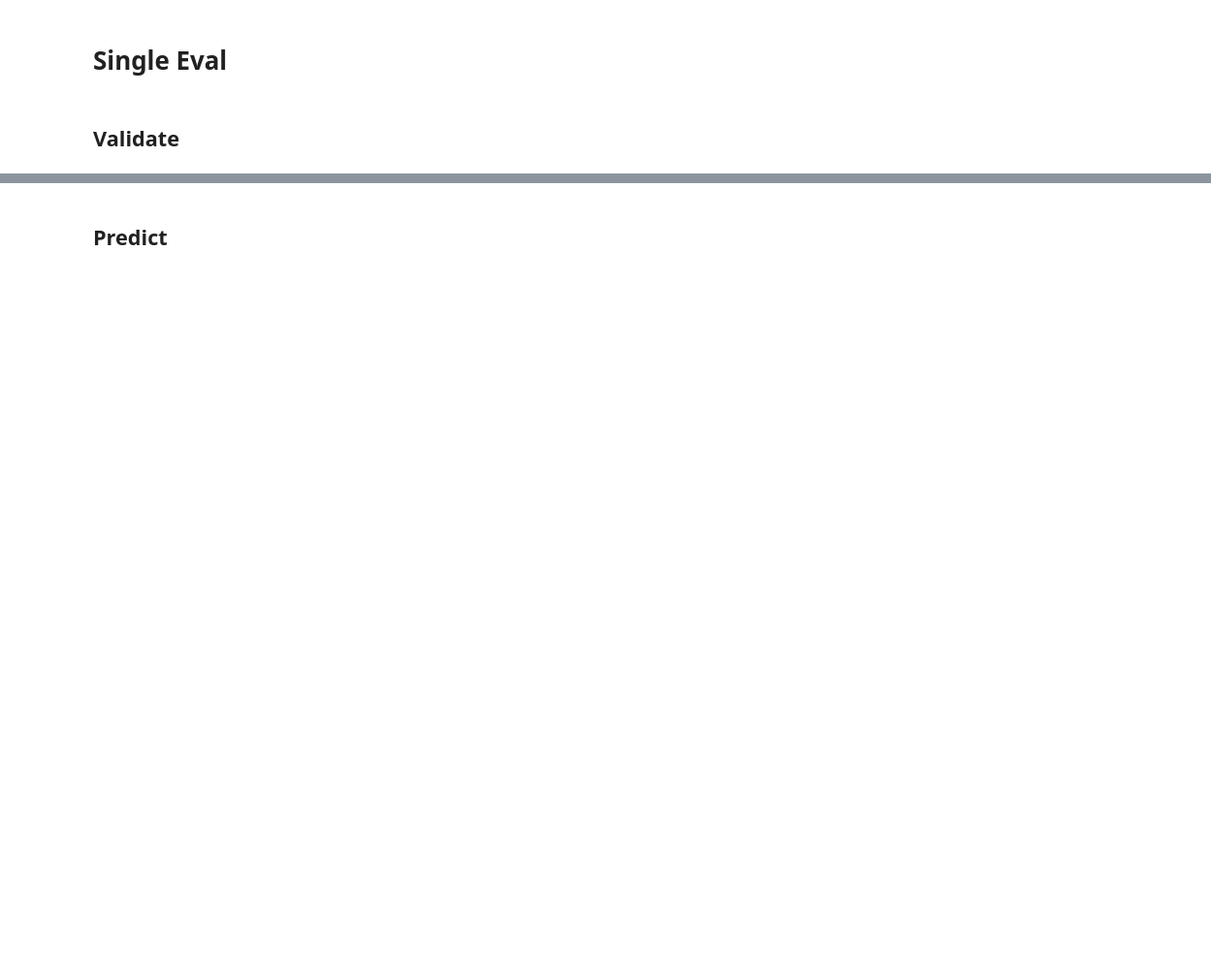
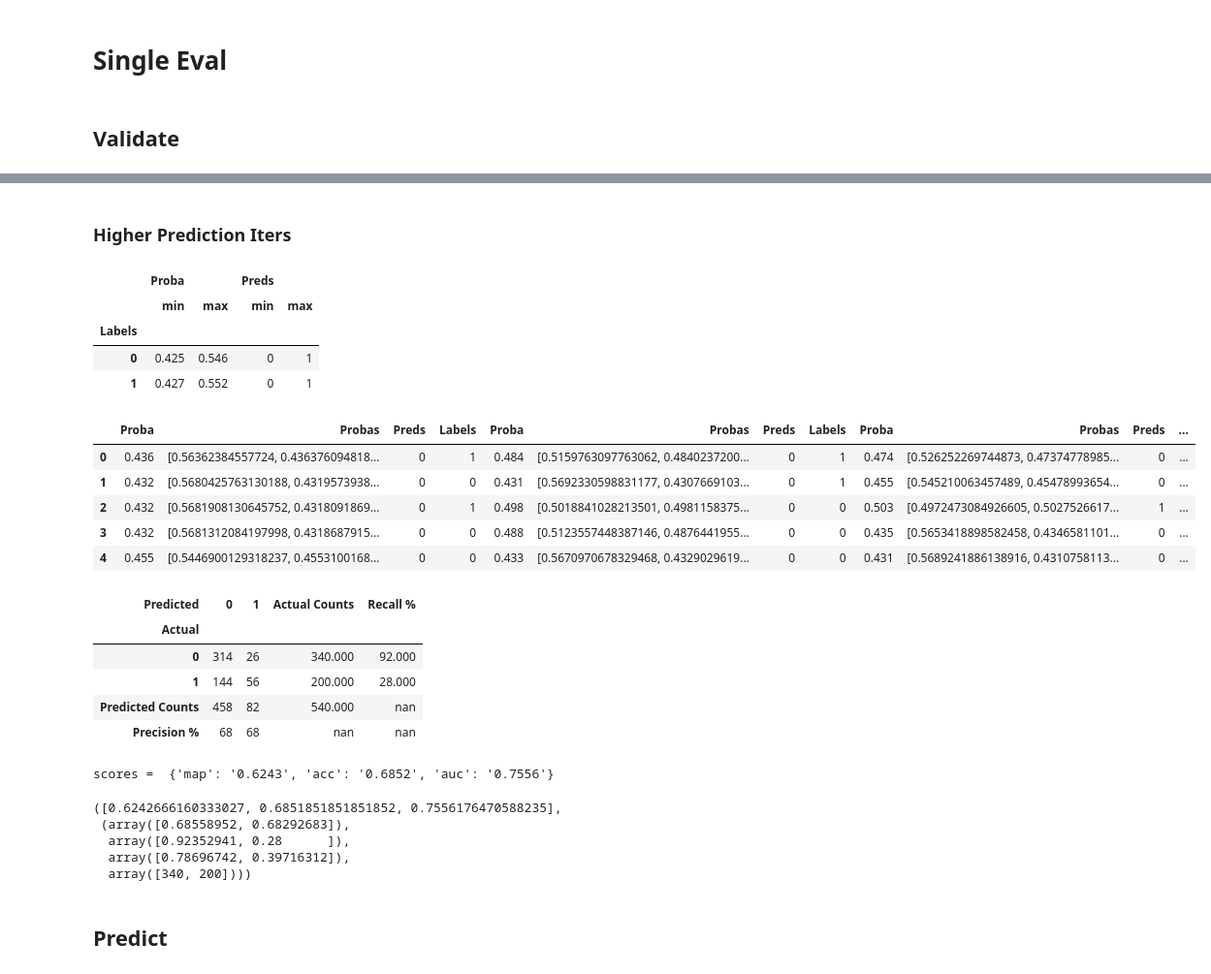
Before and after one commit to faizanahemad/facebook-hateful-memes, a Jupyter notebook: notebooks/MLMSimCLR.ipynb, the cells around one changed output, grey strips where cells are left out. Shown at 97% size. Saved outputs shown, nothing was run; the diff lists cells and outputs as text; code cells hidden in the pictures; blank space fills up the shorter version.

```diff
--- a/notebooks/MLMSimCLR.ipynb
+++ b/notebooks/MLMSimCLR.ipynb
@@ -70,8 +70,9 @@ set_global("gradient_clipping", 10)
 # %% [output]
 cuda:0
 # %%
+views = 0
 sep = " [SEP] "
-add_objects_and_caption = True
+add_objects_and_caption = False
 from collections import defaultdict
 obcp = pd.read_csv("/home/ahemf/cache/data/objects_captions.csv").values
 object_captions = defaultdict(dict)
@@ -342,31 +441,22 @@ Sample([('id', 7826),
 # %%
 model_params = dict(
-    model_name={"lxmert": dict(dropout=0.01, gaussian_noise=0.01, feature_dropout=0.01),
-                "vilbert": dict(dropout=0.05, gaussian_noise=0.01, feature_dropout=0.02),
-                "visual_bert": dict(dropout=0.05, gaussian_noise=0.01, feature_dropout=0.02),
-                "mmbt_region": dict(dropout=0.05, gaussian_noise=0.01, feature_dropout=0.02)},
     num_classes=2,
     gaussian_noise=0.01,
     dropout=0.1,
+    feature_dropout=0.01,
     word_masking_proba=0.15,
     whole_word_masking=True,
-    featurizer="pass",
-    final_layer_builder=fb_1d_loss_builder,
     internal_dims=768,
     classifier_dims=768,
-    n_tokens_in=128 if add_objects_and_caption else 96,
-    n_tokens_out=128 if add_objects_and_caption else 96,
-    n_layers=0,
-    attention_drop_proba=0.0,
+    n_tokens_in=160 if add_objects_and_caption else 96,
+    n_tokens_out=160 if add_objects_and_caption else 96,
     loss="focal",
-    dice_loss_coef=0.0,
-    auc_loss_coef=0.0,
     bbox_swaps=1,
     bbox_copies=1,
     bbox_deletes=1,
-    bbox_gaussian_noise=0.02,
+    bbox_gaussian_noise=0.01,
     bbox_feature_dropout=0.01,
-    bbox_dropout=0.05,
+    bbox_dropout=0.01,
     view_transforms=get_views(),
     view_loss_weight=0.1,
     devices=dict(lxmert=device1, vilbert=device4,
@@ -494,5 +693,31 @@ make_plots(model, mlm_model, logy=False, exclude_from_start=5, smoothing=10)
+# %% [markdown]
+### Higher Prediction Iters
 # %%
 clean_memory()
 batch_size = 16
-dev_dataset = convert_dataframe_to_dataset(data['dev'], data["metadata"], False, additional_processors=get_views())
-validate(mlm_model, batch_size, dev_dataset, display_detail=True)
+dev_dataset = convert_dataframe_to_dataset(data['dev_unseen'], data["metadata"], False, additional_processors=get_views())
+validate(mlm_model, batch_size, dev_dataset, display_detail=True, prediction_iters=10)
+# %% [output]
+|  | Proba |  | Preds |  |
+|  | min | max | min | max |
+| Labels |  |  |  |  |
+| 0 | 0.425 | 0.546 | 0 | 1 |
+| 1 | 0.427 | 0.552 | 0 | 1 |
+|  | Proba | Probas | Preds | Labels | Proba | Probas | Preds | Labels | Proba | Probas | Preds | ... |
+| 0 | 0.436 | [0.56362384557724, 0.436376094818... | 0 | 1 | 0.484 | [0.5159763097763062, 0.4840237200... | 0 | 1 | 0.474 | [0.526252269744873, 0.47374778985... | 0 | ... |
+| 1 | 0.432 | [0.5680425763130188, 0.4319573938... | 0 | 0 | 0.431 | [0.5692330598831177, 0.4307669103... | 0 | 1 | 0.455 | [0.545210063457489, 0.45478993654... | 0 | ... |
+| 2 | 0.432 | [0.5681908130645752, 0.4318091869... | 0 | 1 | 0.498 | [0.5018841028213501, 0.4981158375... | 0 | 0 | 0.503 | [0.4972473084926605, 0.5027526617... | 1 | ... |
+| 3 | 0.432 | [0.5681312084197998, 0.4318687915... | 0 | 0 | 0.488 | [0.5123557448387146, 0.4876441955... | 0 | 0 | 0.435 | [0.5653418898582458, 0.4346581101... | 0 | ... |
+| 4 | 0.455 | [0.5446900129318237, 0.4553100168... | 0 | 0 | 0.433 | [0.5670970678329468, 0.4329029619... | 0 | 0 | 0.431 | [0.5689241886138916, 0.4310758113... | 0 | ... |
+| Predicted | 0 | 1 | Actual Counts | Recall % |
+| Actual |  |  |  |  |
+| 0 | 314 | 26 | 340.000 | 92.000 |
+| 1 | 144 | 56 | 200.000 | 28.000 |
+| Predicted Counts | 458 | 82 | 540.000 | nan |
+| Precision % | 68 | 68 | nan | nan |
+scores =  {'map': '0.6243', 'acc': '0.6852', 'auc': '0.7556'}
+([0.6242666160333027, 0.6851851851851852, 0.7556176470588235],
+ (array([0.68558952, 0.68292683]),
+  array([0.92352941, 0.28      ]),
+  array([0.78696742, 0.39716312]),
+  array([340, 200])))
```
Also changed, not shown: parts of 24 cells of this notebook.
